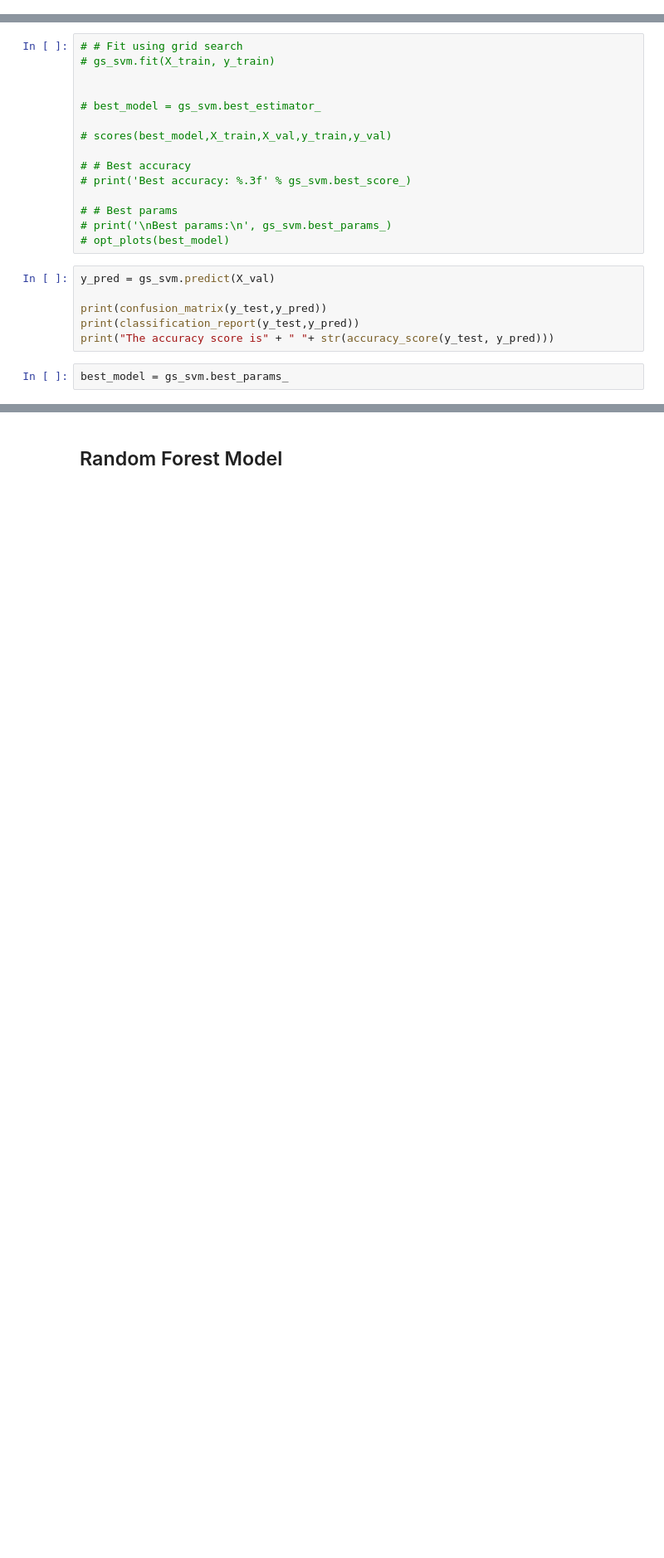
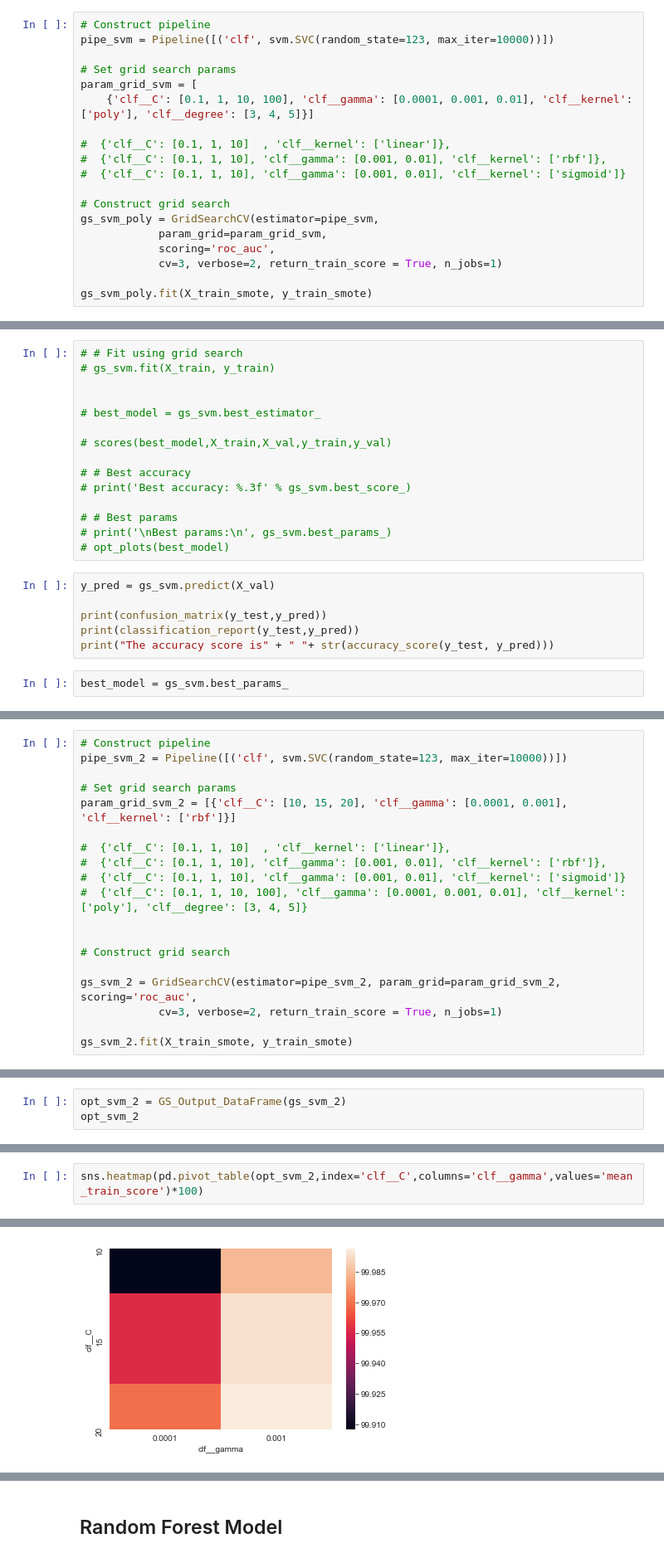
Before and after one commit to Matt-Newton998/Credit-Card-Fraud-Detection-Mod5, a Jupyter notebook: Matt_Workbook.ipynb, the cells around one changed output, grey strips where cells are left out. Shown: that part at 83% size. Drawn from its saved outputs; the diff is of its cells as text; blank space fills up the shorter version.

```diff
--- a/Matt_Workbook.ipynb
+++ b/Matt_Workbook.ipynb
@@ -771,0 +966,19 @@ acc(y_val,y_pred)
+# %%
+# Construct pipeline
+pipe_svm = Pipeline([('clf', svm.SVC(random_state=123, max_iter=10000))])
+
+# Set grid search params
+param_grid_svm = [
+    {'clf__C': [0.1, 1, 10, 100], 'clf__gamma': [0.0001, 0.001, 0.01], 'clf__kernel': ['poly'], 'clf__degree': [3, 4, 5]}]
+
+#  {'clf__C': [0.1, 1, 10]  , 'clf__kernel': ['linear']},
+#  {'clf__C': [0.1, 1, 10], 'clf__gamma': [0.001, 0.01], 'clf__kernel': ['rbf']},
+#  {'clf__C': [0.1, 1, 10], 'clf__gamma': [0.001, 0.01], 'clf__kernel': ['sigmoid']}
+
+# Construct grid search
+gs_svm_poly = GridSearchCV(estimator=pipe_svm,
+            param_grid=param_grid_svm,
+            scoring='roc_auc',
+            cv=3, verbose=2, return_train_score = True, n_jobs=1)
+
+gs_svm_poly.fit(X_train_smote, y_train_smote)
@@ -794,0 +1041,19 @@ best_model = gs_svm.best_params_
+# %%
+# Construct pipeline
+pipe_svm_2 = Pipeline([('clf', svm.SVC(random_state=123, max_iter=10000))])
+
+# Set grid search params
+param_grid_svm_2 = [{'clf__C': [10, 15, 20], 'clf__gamma': [0.0001, 0.001], 'clf__kernel': ['rbf']}]
+
+#  {'clf__C': [0.1, 1, 10]  , 'clf__kernel': ['linear']},
+#  {'clf__C': [0.1, 1, 10], 'clf__gamma': [0.001, 0.01], 'clf__kernel': ['rbf']},
+#  {'clf__C': [0.1, 1, 10], 'clf__gamma': [0.001, 0.01], 'clf__kernel': ['sigmoid']}
+#  {'clf__C': [0.1, 1, 10, 100], 'clf__gamma': [0.0001, 0.001, 0.01], 'clf__kernel': ['poly'], 'clf__degree': [3, 4, 5]}
+
+
+# Construct grid search
+
+gs_svm_2 = GridSearchCV(estimator=pipe_svm_2, param_grid=param_grid_svm_2, scoring='roc_auc',
+            cv=3, verbose=2, return_train_score = True, n_jobs=1)
+
+gs_svm_2.fit(X_train_smote, y_train_smote)
@@ -794,0 +1099,3 @@ best_model = gs_svm.best_params_
+# %%
+opt_svm_2 = GS_Output_DataFrame(gs_svm_2)
+opt_svm_2
@@ -794,0 +1110,3 @@ best_model = gs_svm.best_params_
+# %%
+sns.heatmap(pd.pivot_table(opt_svm_2,index='clf__C',columns='clf__gamma',values='mean_train_score')*100)
+# %% [output]
@@ -794,0 +1114 @@ best_model = gs_svm.best_params_
+[figure, added]
```
Also changed, not shown: parts of 80 cells of this notebook, 2 other files.
